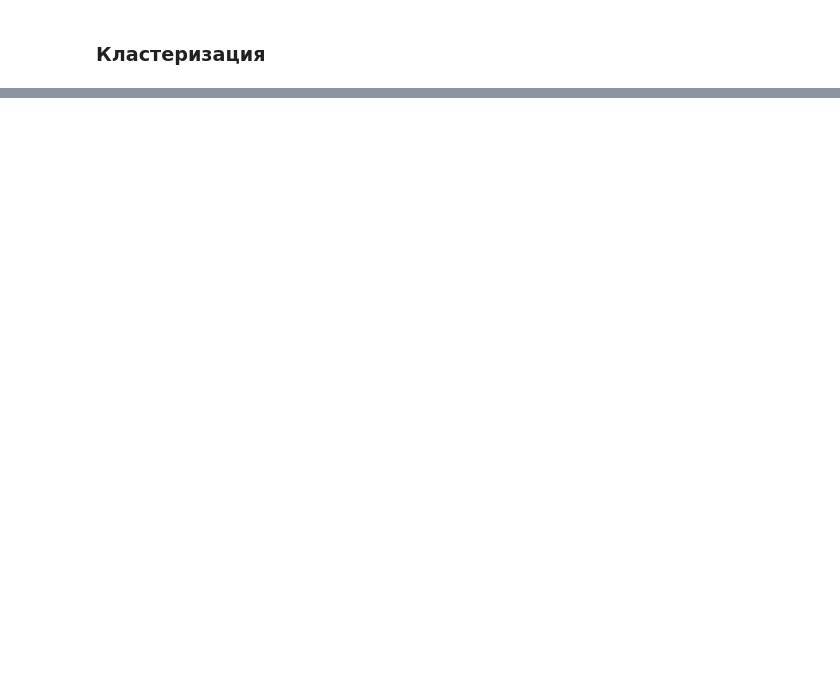
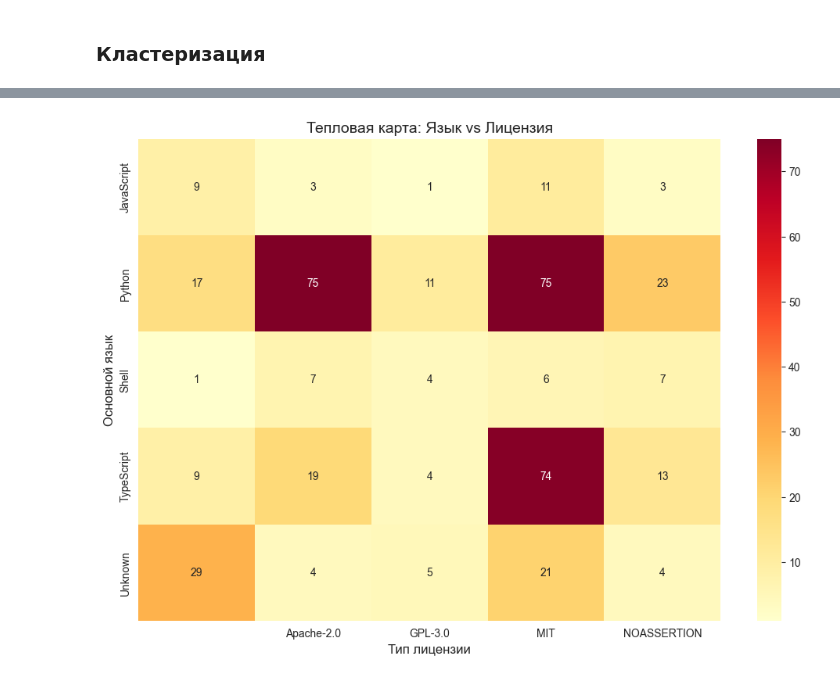
Before and after one commit to ersagidullin/coursework-ds, a Jupyter notebook: src/tasks.ipynb, the cells around one changed output, grey strips where cells are left out. Drawn from its saved outputs; the diff is of its cells as text; code cells hidden in the pictures; blank space fills up the shorter version.

```diff
--- a/src/tasks.ipynb
+++ b/src/tasks.ipynb
@@ -102,3 +111,0 @@ def topics_to_embedding(topics):
-# %%
-df["readme_embedding"] = df["readme"].apply(to_embedding)
-df["topics_embedding"] = df["topics"].apply(topics_to_embedding)
@@ -272,8 +305,4 @@ fig.show()
 # %%
-import numpy as np
-import pandas as pd
-import plotly.express as px
-
 report_df = df.copy()
 
 report_df["created_at"] = pd.to_datetime(
@@ -287,13 +316,6 @@ report_df["created_month"] = report_df["created_at"].dt.to_period("M").astype(st
 report_df["pushed_month"] = report_df["pushed_at"].dt.to_period("M").astype(str)
 
 lang_cols = [c for c in report_df.columns if c.startswith("lang_")]
-
-
-def get_primary_language(row):
-    vals = row[lang_cols]
-    if vals.fillna(0).sum() == 0:
-        return "Unknown"
-    return vals.idxmax().replace("lang_", "")
 
 
 report_df["primary_language"] = report_df.apply(get_primary_language, axis=1)
@@ -319,7 +341,7 @@ fig_map = px.scatter_geo(
     hover_name="location",
     projection="natural earth",
     title="География владельцев репозиториев",
-    color_continuous_scale="Blues",  # спокойный цвет как в отчёте
+    color_continuous_scale="Blues",
 )
 
 fig_map.update_layout(template="plotly_white", height=600)
@@ -376,0 +1322,79 @@ fig_pushed.show()
+# %%
+from scipy.stats import chi2_contingency
+
+import matplotlib.pyplot as plt
+import seaborn as sns
+import warnings
+warnings.filterwarnings('ignore')
+
+
+print("Зависимость между языком и лицензией")
+
+
+df_chi = df.copy()
+
+
+lang_cols = [c for c in df_chi.columns if c.startswith('lang_')]
+
+
+df_chi["primary_language"] = df_chi.apply(get_primary_language, axis=1)
+df_chi["license_spdx_id"] = df_chi["license_spdx_id"].fillna("Unknown")
+
+
+top_langs = df_chi["primary_language"].value_counts().head(5).index.tolist()
+top_licenses = df_chi["license_spdx_id"].value_counts().head(5).index.tolist()
+
+print(f"\nТоп-5 языков: {top_langs}")
+print(f"Топ-5 лицензий: {top_licenses}")
+
+
+df_chi_filtered = df_chi[df_chi["primary_language"].isin(top_langs) &
+                          df_chi["license_spdx_id"].isin(top_licenses)]
+
+
+contingency = pd.crosstab(df_chi_filtered["primary_language"],
+                          df_chi_filtered["license_spdx_id"])
+
+print("\nТаблица сопряжённости (язык vs лицензия):")
+print(contingency)
+
+
+chi2, p_value, dof, expected = chi2_contingency(contingency)
+
+print(f"\nРезультаты теста:")
+print(f"   Хи-квадрат = {chi2:.4f}")
+print(f"   p-value = {p_value:.6f}")
+print(f"   Степени свободы = {dof}")
+
+
+print(f"\nВывод:")
+if p_value < 0.05:
+    print(f" Отвергаем нулевую гипотезу: есть статистически значимая зависимость")
+    print(f" между языком программирования и типом лицензии (p < 0.05)")
+else:
+    print(f" Не отвергаем нулевую гипотезу: нет статистически значимой зависимости")
+
+
+plt.figure(figsize=(12, 8))
+sns.heatmap(contingency, annot=True, fmt='d', cmap='YlOrRd')
+plt.title("Тепловая карта: Язык vs Лицензия", fontsize=14)
+plt.xlabel("Тип лицензии", fontsize=12)
+plt.ylabel("Основной язык", fontsize=12)
+
+plt.savefig('chi2_heatmap.png', dpi=150, bbox_inches='tight')
+print("Сохранён: chi2_heatmap.png")
+plt.show()
+
+
+residuals = (contingency - expected) / np.sqrt(expected)
+
+plt.figure(figsize=(12, 8))
+sns.heatmap(residuals, annot=True, fmt='.2f', cmap='RdBu_r', center=0)
+plt.title("Стандартизованные остатки (отклонения от ожидаемых значений)", fontsize=14)
+plt.xlabel("Тип лицензии", fontsize=12)
+plt.ylabel("Основной язык", fontsize=12)
+
+plt.savefig('chi2_residuals.png', dpi=150, bbox_inches='tight')
+print("Сохранён: chi2_residuals.png")
+plt.show()
+# %% [output]
@@ -376,0 +1418 @@ fig_pushed.show()
+[figure, added]
```
Also changed, not shown: parts of 37 cells of this notebook.
